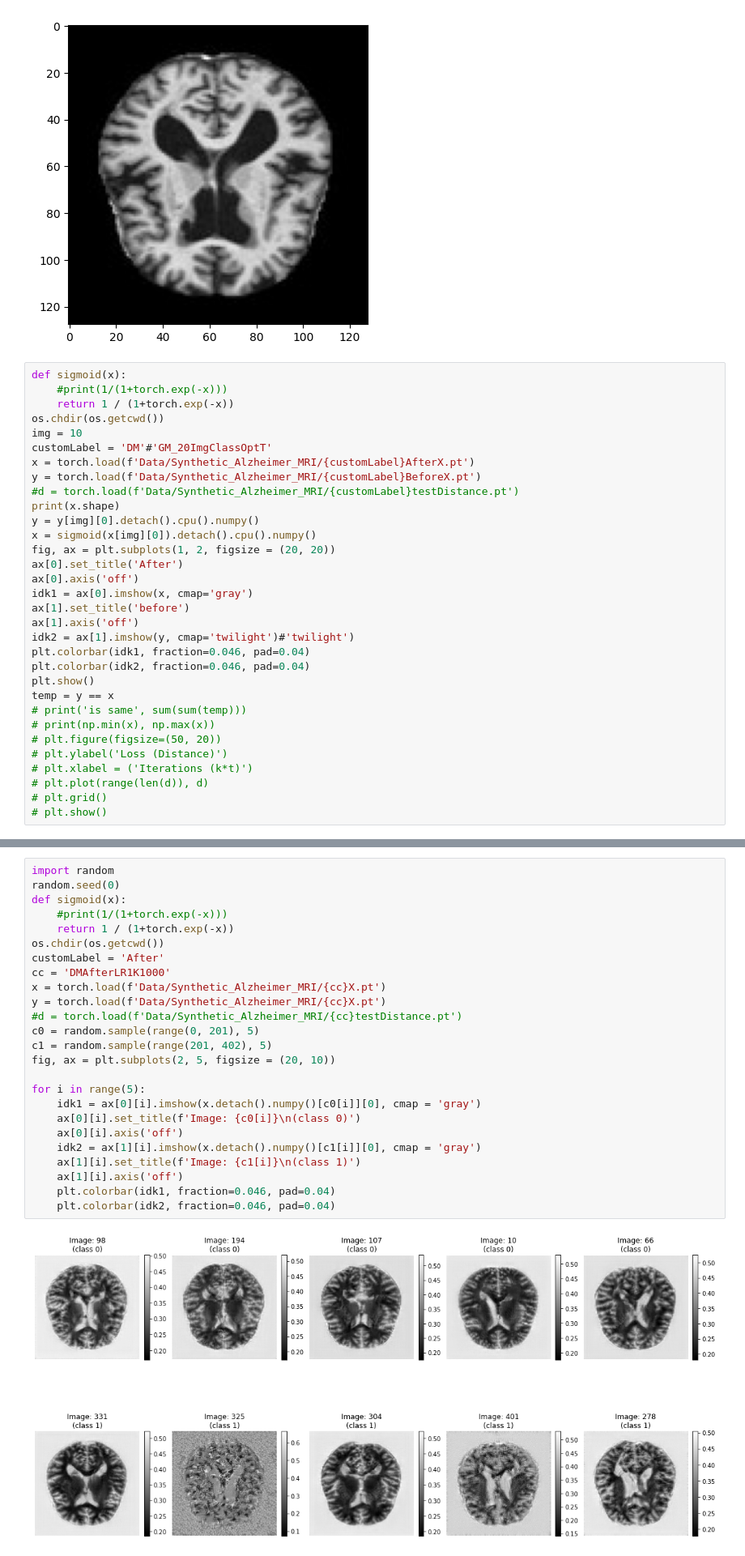
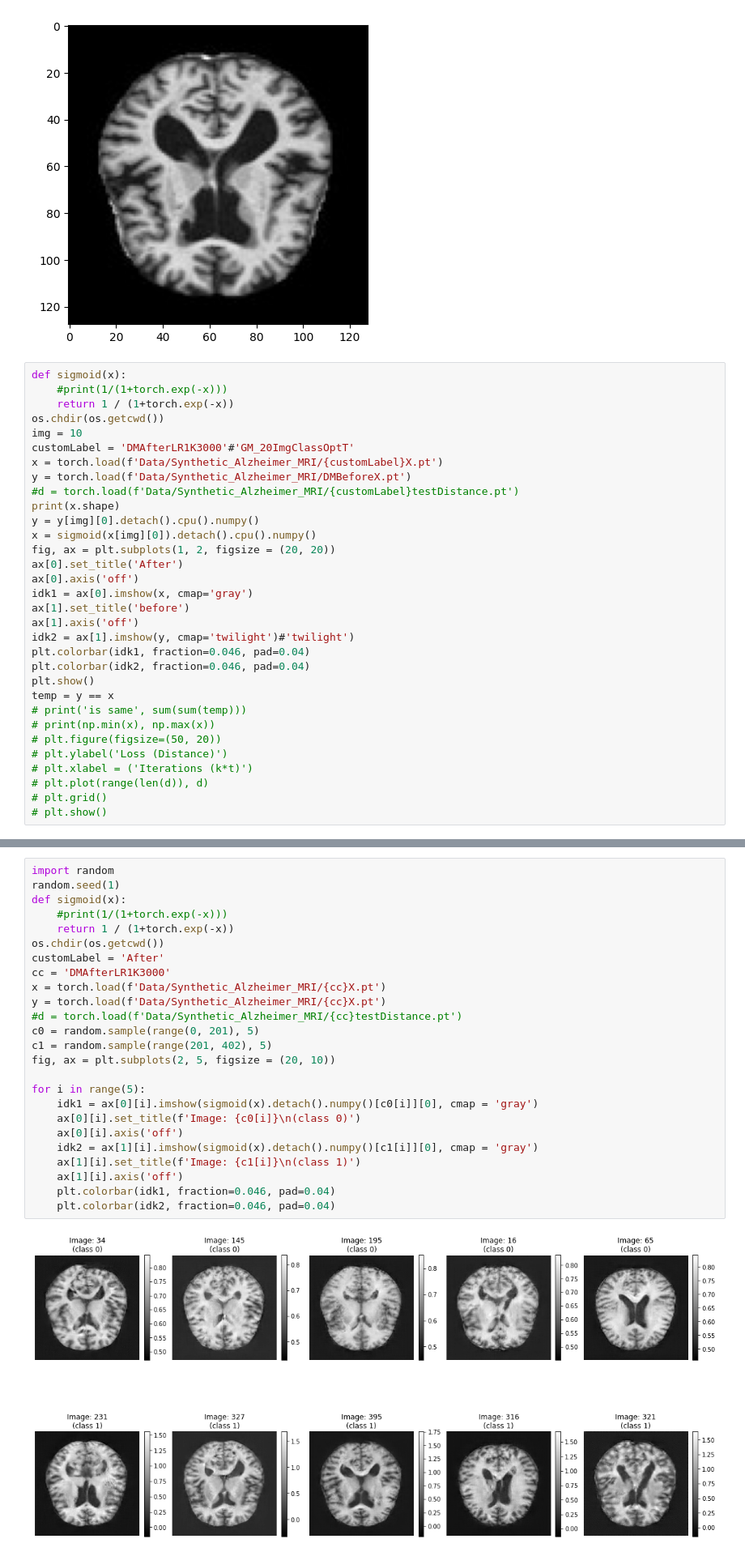
Before and after one commit to Thire399/DC-MasterThesis-2023, a Jupyter notebook: AccuracycheckerTool.ipynb, the cells around one changed output, grey strips where cells are left out. Shown: that part at 81% size. Drawn from its saved outputs; the diff is of its cells as text.

Commit message:
updated sigmoid, and run experiements

```diff
--- a/AccuracycheckerTool.ipynb
+++ b/AccuracycheckerTool.ipynb
@@ -181,9 +181,9 @@ def sigmoid(x):
     return 1 / (1+torch.exp(-x))
 os.chdir(os.getcwd())
 img = 10
-customLabel = 'DM'#'GM_20ImgClassOptT'
-x = torch.load(f'Data/Synthetic_Alzheimer_MRI/{customLabel}AfterX.pt')
-y = torch.load(f'Data/Synthetic_Alzheimer_MRI/{customLabel}BeforeX.pt')
+customLabel = 'DMAfterLR1K3000'#'GM_20ImgClassOptT'
+x = torch.load(f'Data/Synthetic_Alzheimer_MRI/{customLabel}X.pt')
+y = torch.load(f'Data/Synthetic_Alzheimer_MRI/DMBeforeX.pt')
 #d = torch.load(f'Data/Synthetic_Alzheimer_MRI/{customLabel}testDistance.pt')
 print(x.shape)
 y = y[img][0].detach().cpu().numpy()
@@ -213,27 +213,27 @@ torch.Size([100, 1, 128, 128])
 # %%
 import random
-random.seed(0)
+random.seed(1)
 def sigmoid(x):
     #print(1/(1+torch.exp(-x)))
     return 1 / (1+torch.exp(-x))
 os.chdir(os.getcwd())
 customLabel = 'After'
-cc = 'DMAfterLR1K1000'
+cc = 'DMAfterLR1K3000'
 x = torch.load(f'Data/Synthetic_Alzheimer_MRI/{cc}X.pt')
 y = torch.load(f'Data/Synthetic_Alzheimer_MRI/{cc}X.pt')
 #d = torch.load(f'Data/Synthetic_Alzheimer_MRI/{cc}testDistance.pt')
 c0 = random.sample(range(0, 201), 5)
 c1 = random.sample(range(201, 402), 5)
 fig, ax = plt.subplots(2, 5, figsize = (20, 10))
 
 for i in range(5):
-    idk1 = ax[0][i].imshow(x.detach().numpy()[c0[i]][0], cmap = 'gray')
+    idk1 = ax[0][i].imshow(sigmoid(x).detach().numpy()[c0[i]][0], cmap = 'gray')
     ax[0][i].set_title(f'Image: {c0[i]}\n(class 0)')
     ax[0][i].axis('off')
-    idk2 = ax[1][i].imshow(x.detach().numpy()[c1[i]][0], cmap = 'gray')
+    idk2 = ax[1][i].imshow(sigmoid(x).detach().numpy()[c1[i]][0], cmap = 'gray')
     ax[1][i].set_title(f'Image: {c1[i]}\n(class 1)')
     ax[1][i].axis('off')
     plt.colorbar(idk1, fraction=0.046, pad=0.04)
     plt.colorbar(idk2, fraction=0.046, pad=0.04)
 # %% [output]
-[figure, old version]
+[figure, new version]
```
Also changed, not shown: parts of 2 cells of this notebook, 2 other files.
